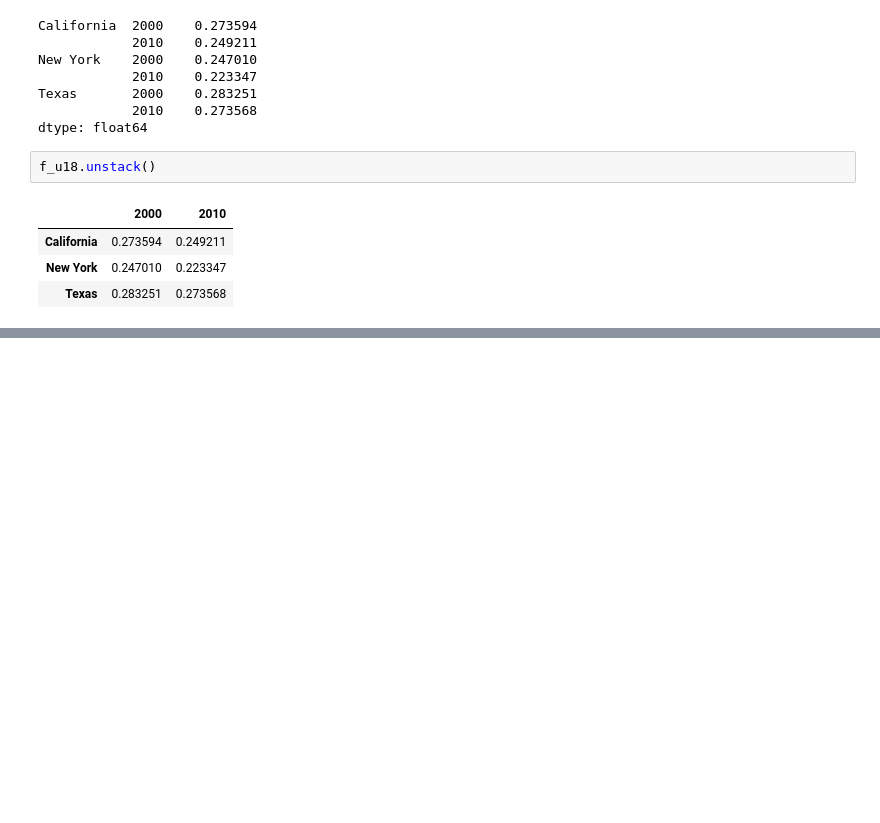
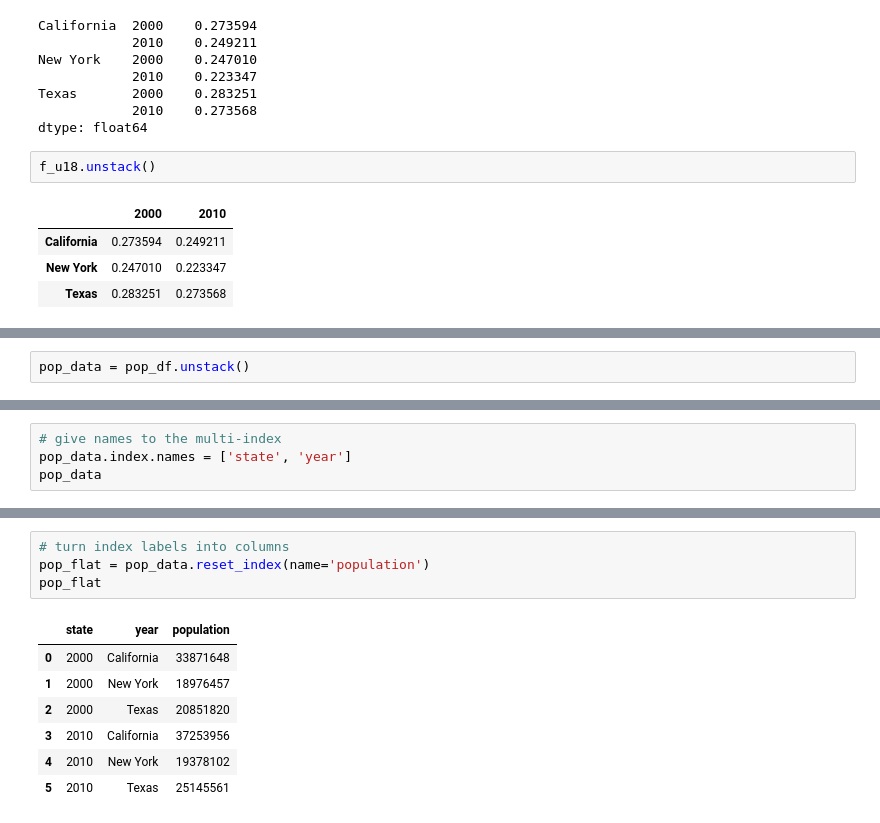
Before and after one commit to yanayang01/jupyter-notebooks, a Jupyter notebook: pandas-playground.ipynb, the cells around one changed output, grey strips where cells are left out. Drawn from its saved outputs; the diff is of its cells as text; blank space fills up the shorter version.

```diff
--- a/pandas-playground.ipynb
+++ b/pandas-playground.ipynb
@@ -878,0 +895,2 @@ f_u18.unstack()
+# %%
+pop_data = pop_df.unstack()
@@ -878,0 +917,4 @@ f_u18.unstack()
+# %%
+# give names to the multi-index
+pop_data.index.names = ['state', 'year']
+pop_data
@@ -878,0 +1062,12 @@ f_u18.unstack()
+# %%
+# turn index labels into columns
+pop_flat = pop_data.reset_index(name='population')
+pop_flat
+# %% [output]
+|  | state | year | population |
+| 0 | 2000 | California | 33871648 |
+| 1 | 2000 | New York | 18976457 |
+| 2 | 2000 | Texas | 20851820 |
+| 3 | 2010 | California | 37253956 |
+| 4 | 2010 | New York | 19378102 |
+| 5 | 2010 | Texas | 25145561 |
```
Also changed, not shown: parts of 28 cells of this notebook.
